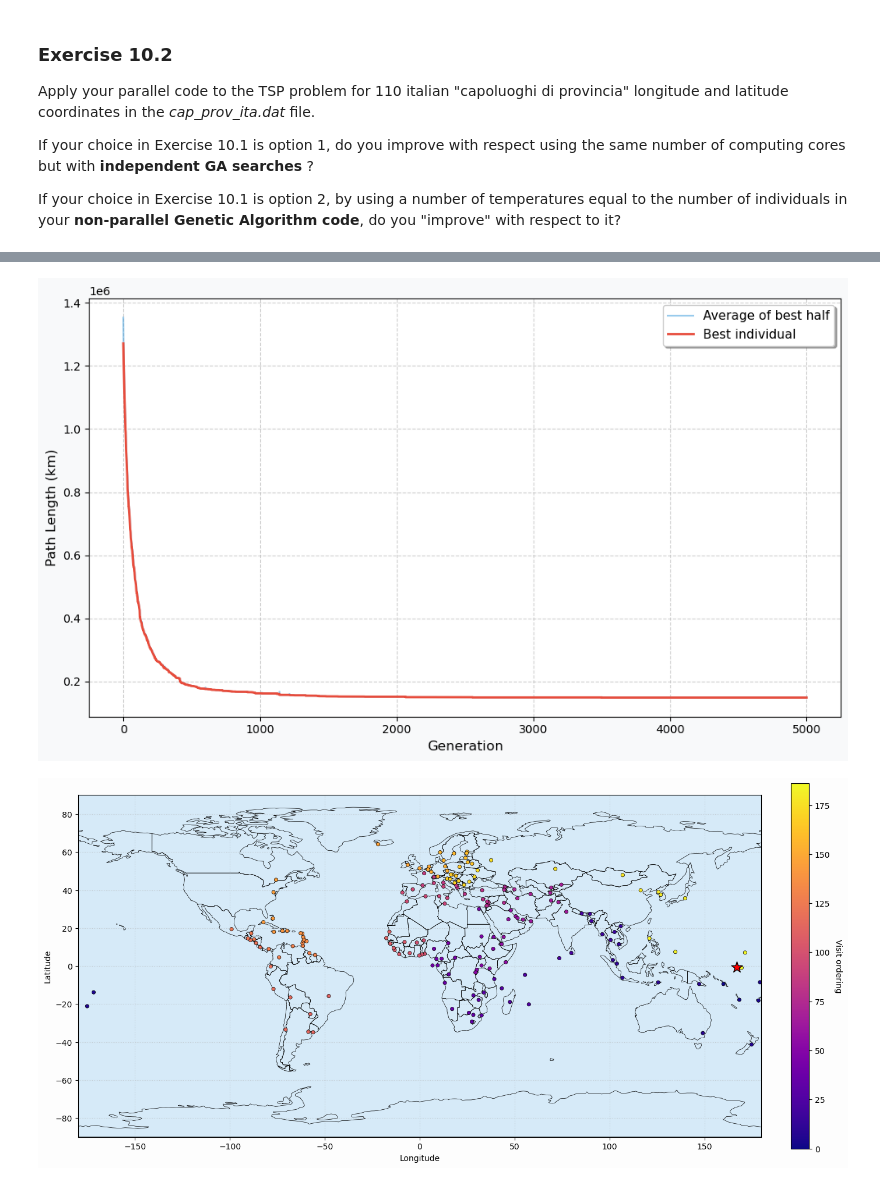
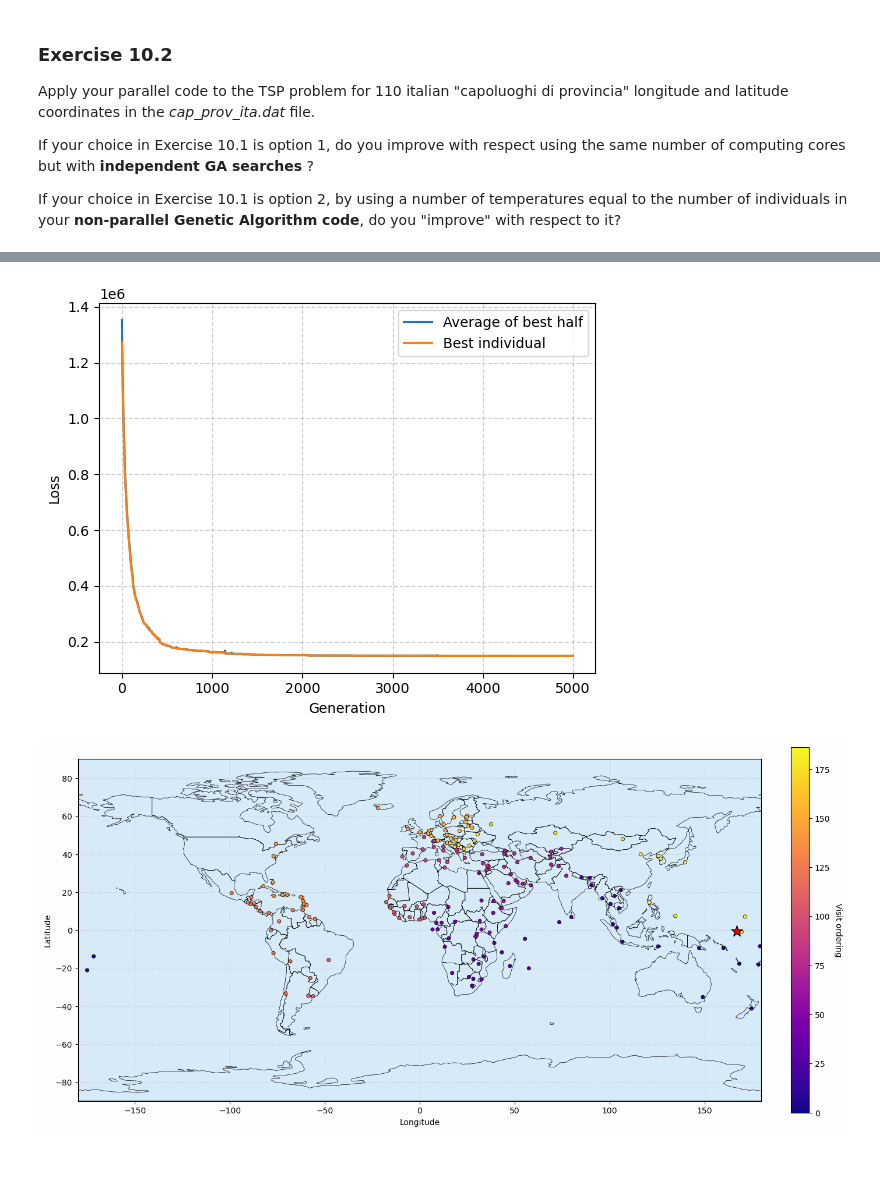
Before and after one commit to SMDP02/Numerical-Simulation---AA-2024-2025, a Jupyter notebook: Lect_10/DiPaolo_Lecture10.ipynb, the cells around one changed output, grey strips where cells are left out. Cells and saved outputs as stored; diff of their text form; code cells hidden in the pictures.

```diff
--- a/Lect_10/DiPaolo_Lecture10.ipynb
+++ b/Lect_10/DiPaolo_Lecture10.ipynb
@@ -84,33 +191,18 @@ if __name__ == "__main__":
 # %%
-import matplotlib.pyplot as plt
-import numpy as np
+data = np.loadtxt("3d/world_losses.dat")
+gen = data[:, 0]
+best_loss = data[:, 1]
+ave_loss = data[:, 2]
 
-def plot_losses(filename):
-    try:
-        data = np.loadtxt(filename)
-    except Exception as e:
-        print(f"Errore nel caricamento del file {filename}: {e}")
-        return
+plt.plot(gen, ave_loss, label='Average of best half')
+plt.plot(gen, best_loss, label='Best individual')
 
-    gen = data[:, 0]
-    best_loss = data[:, 1]
-    ave_loss = data[:, 2]
+plt.xlabel("Generation")
+plt.ylabel("Loss")
+plt.legend()
+plt.grid(True, linestyle='--', alpha=0.6)
 
-    plt.figure(figsize=(10, 6), facecolor='#f8f9fa')
-
-    plt.plot(gen, ave_loss, color='#3498db', alpha=0.5, label='Average of best half')
-    plt.plot(gen, best_loss, color='#e74c3c', linewidth=2, label='Best individual')
-    plt.xlabel("Generation", fontsize=12)
-    plt.ylabel("Path Length (km)", fontsize=12)
-
-    plt.grid(True, linestyle='--', alpha=0.6)
-    plt.legend(fontsize=11, frameon=True, shadow=True)
-
-    plt.tight_layout()
-    plt.show()
-
-if __name__ == "__main__":
-    plot_losses("3d/world_losses.dat")
+plt.show()
 # %% [output]
-[figure, old version]
+[figure, new version]
 # %%
```
Also changed, not shown: parts of 11 cells of this notebook, 41 other files.
